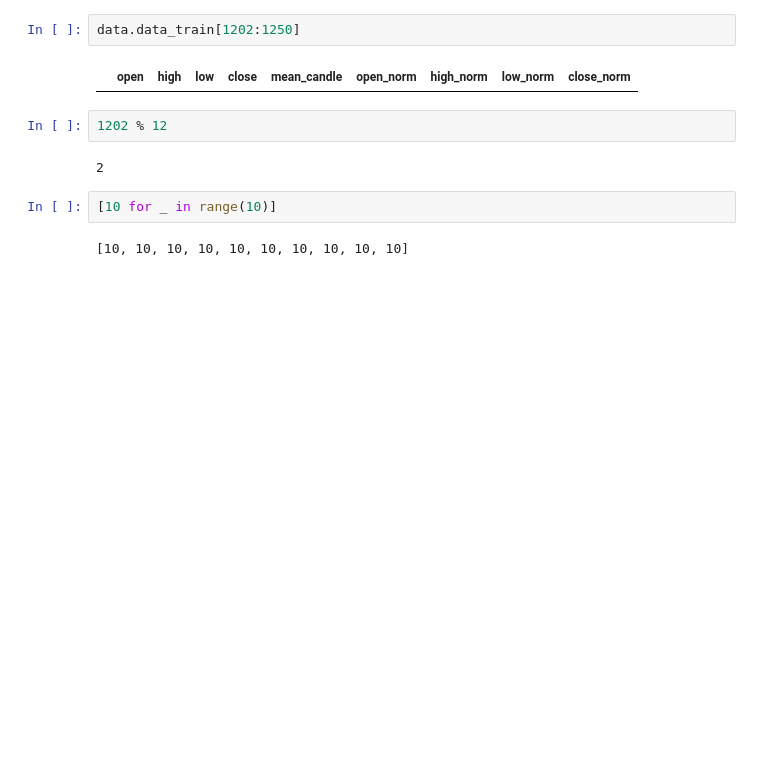
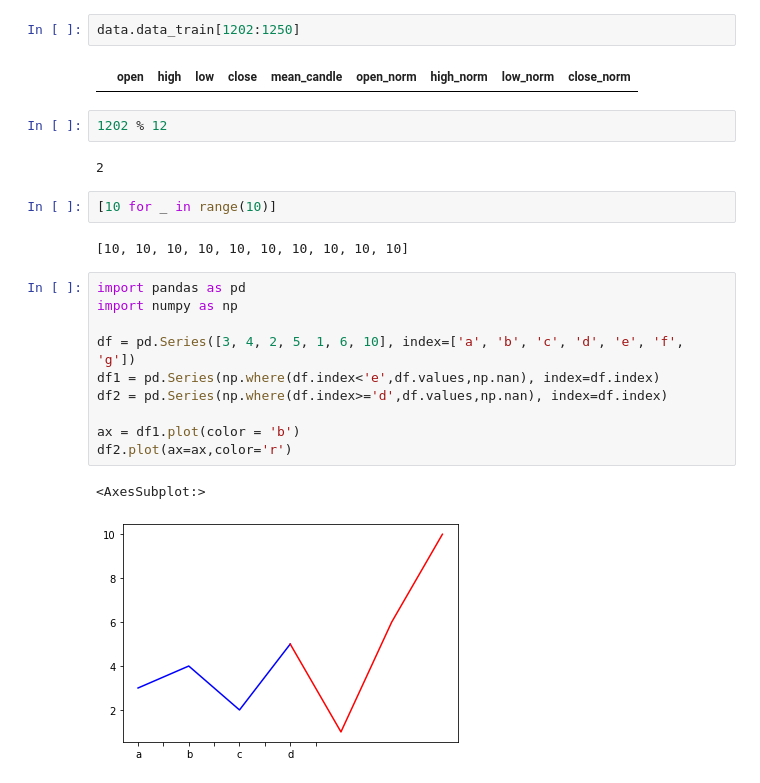
Before and after one commit to MehranTaghian/k-search-trader, a Jupyter notebook: test.ipynb, the cells around one changed output. Cells and saved outputs as stored; diff of their text form; blank space fills up the shorter version.

```diff
--- a/test.ipynb
+++ b/test.ipynb
@@ -33,3 +33,16 @@ data.data_train[1202:1250]
 [10 for _ in range(10)]
 # %% [output]
 [10, 10, 10, 10, 10, 10, 10, 10, 10, 10]
+# %%
+import pandas as pd
+import numpy as np
+
+df = pd.Series([3, 4, 2, 5, 1, 6, 10], index=['a', 'b', 'c', 'd', 'e', 'f', 'g'])
+df1 = pd.Series(np.where(df.index<'e',df.values,np.nan), index=df.index)
+df2 = pd.Series(np.where(df.index>='d',df.values,np.nan), index=df.index)
+
+ax = df1.plot(color = 'b')
+df2.plot(ax=ax,color='r')
+# %% [output]
+<AxesSubplot:>
+[figure, added]
```
Also changed, not shown: parts of 2 cells of this notebook, 5 other files.
